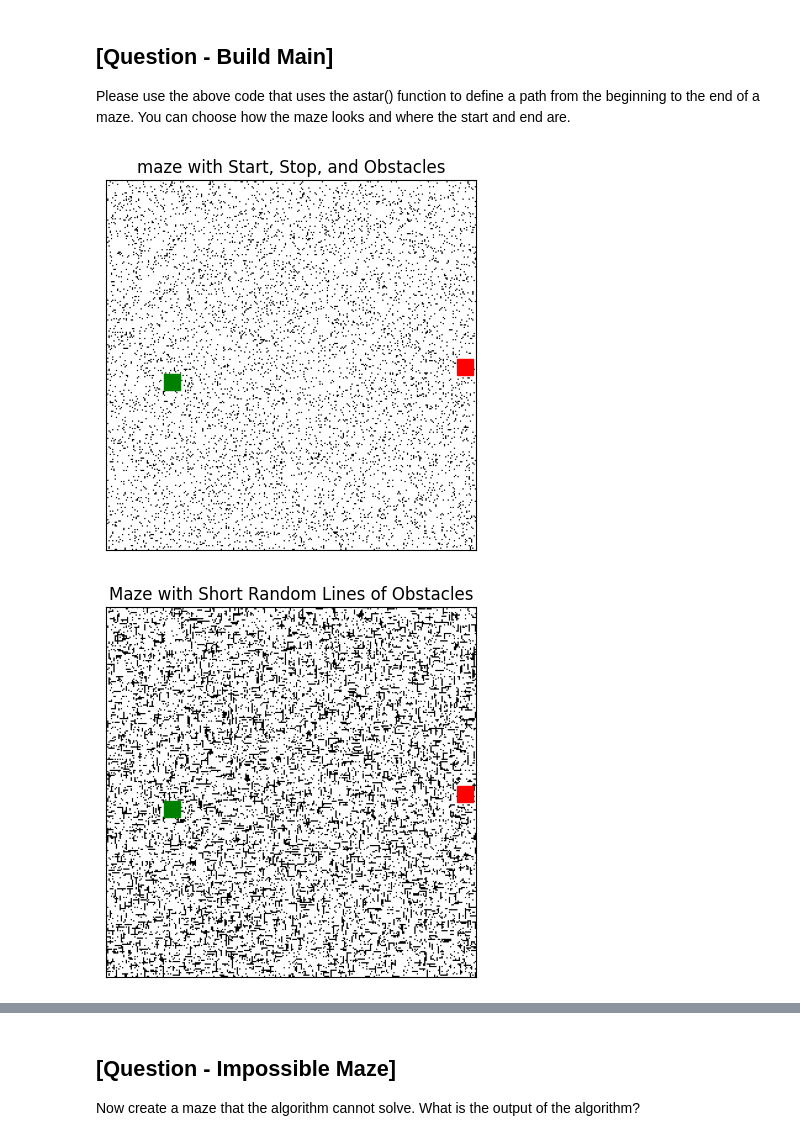
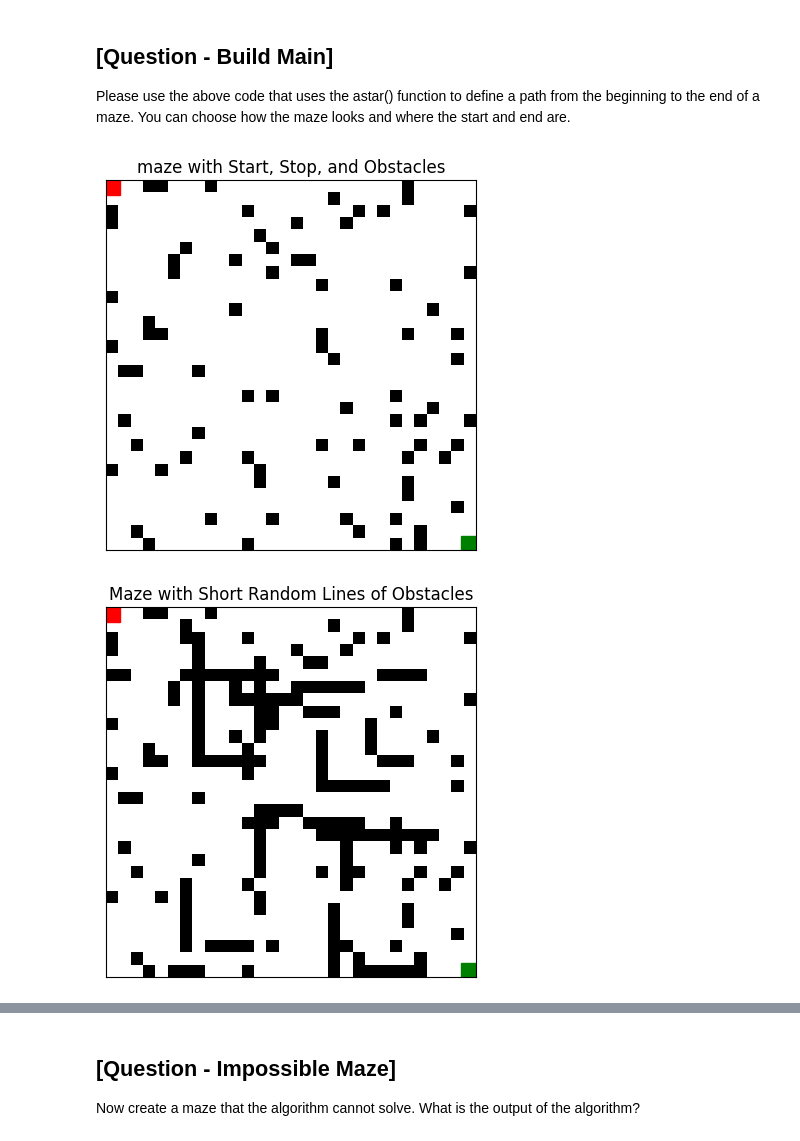
Before and after one commit to momova97/EAI6000, a Jupyter notebook: eai6000_m02_hw - bugfix.ipynb, the cells around one changed output, grey strips where cells are left out. Saved outputs shown, nothing was run; the diff lists cells and outputs as text; code cells hidden in the pictures.

```diff
--- a/eai6000_m02_hw - bugfix.ipynb
+++ b/eai6000_m02_hw - bugfix.ipynb
@@ -136,42 +216,46 @@ import random
 import matplotlib.pyplot as plt
 import numpy as np
 
-GRID_SIZE = 300  # Define the dimensions of the grid
+GRID_SIZE = 30  # Define the dimensions of the grid
 maze = np.zeros((GRID_SIZE, GRID_SIZE))
 
 # Randomize the start and stop nodes
 start = (random.randint(0, GRID_SIZE - 1), random.randint(0, GRID_SIZE - 1))
 stop = (random.randint(0, GRID_SIZE - 1), random.randint(0, GRID_SIZE - 1))
 
 # Ensure that the start and stop nodes are not the same
-while start == stop:
-    stop = (random.randint(0, GRID_SIZE - 1), random.randint(0, GRID_SIZE - 1))
+#while start == stop:
+#   stop = (random.randint(0, GRID_SIZE - 1), random.randint(0, GRID_SIZE - 1))
+
+#fixed start and stop nodes
+start = (0,0)
+stop = (GRID_SIZE-1,GRID_SIZE-1)
 
 # Generate Obstacle Count
 # The number of obstacles is a random integer between 5% to 10% of the total grid squares.
 num_obstacles = random.randint(GRID_SIZE * GRID_SIZE // 20, GRID_SIZE * GRID_SIZE // 10)
 
 
 # Populate grid with obstacles represented by 1
 for _ in range(num_obstacles):
     obstacle = (np.random.randint(0, GRID_SIZE), np.random.randint(0, GRID_SIZE))
     # Ensure obstacle does not overlap with start or stop nodes
     while obstacle == start or obstacle == stop:
         obstacle = (np.random.randint(0, GRID_SIZE), np.random.randint(0, GRID_SIZE))
     maze[obstacle] = 1
 
 maze_1 = maze.copy()
 # Draw the grid
 plt.imshow(maze, cmap='binary')
 plt.title('maze with Start, Stop, and Obstacles')
 # Draw the start and stop nodes as red and green squares respectively
 plt.plot(start[1], start[0], 'rs', markersize=12)
 plt.plot(stop[1], stop[0], 'gs', markersize=12)
 plt.xticks([])  # remove x-axis ticks and labels
 plt.yticks([])  # remove y-axis ticks and labels
 plt.show()
 # %% [output]
-[figure, old version]
+[figure, new version]
 # %%
 maze = maze_1.copy()
 # Add random short lines of obstacles to the maze
@@ -213,7 +297,7 @@ plt.show()
 # reset the plot settings
 plt.rcParams.update(plt.rcParamsDefault)
 # %% [output]
-[figure, old version]
+[figure, new version]
 # %%
 # Find the shortest path
 path = astar(maze, start, stop)
```
Also changed, not shown: parts of 3 cells of this notebook, 1 other file.
